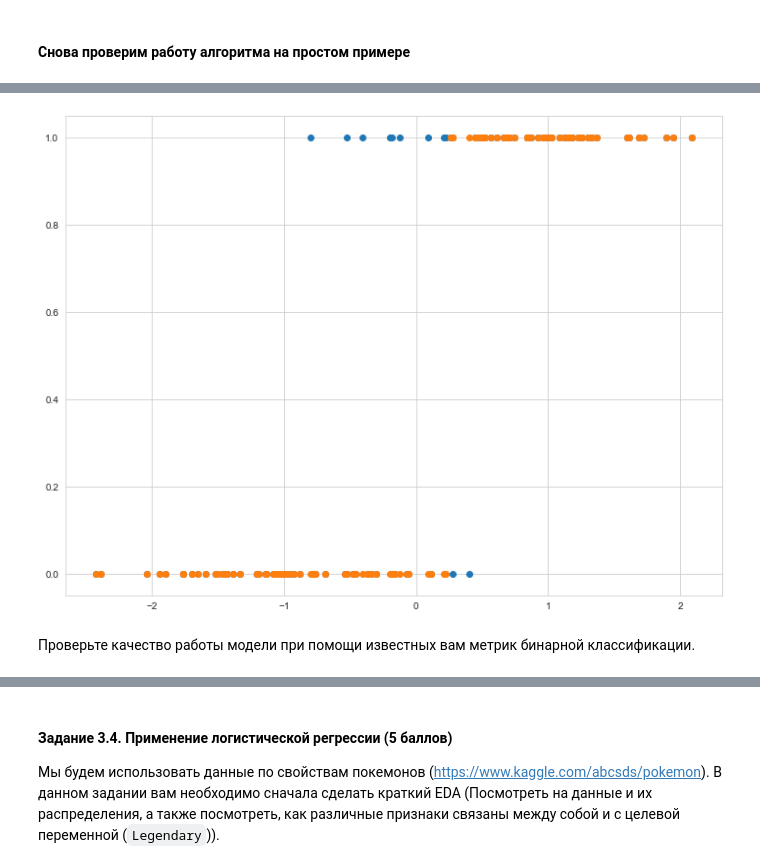
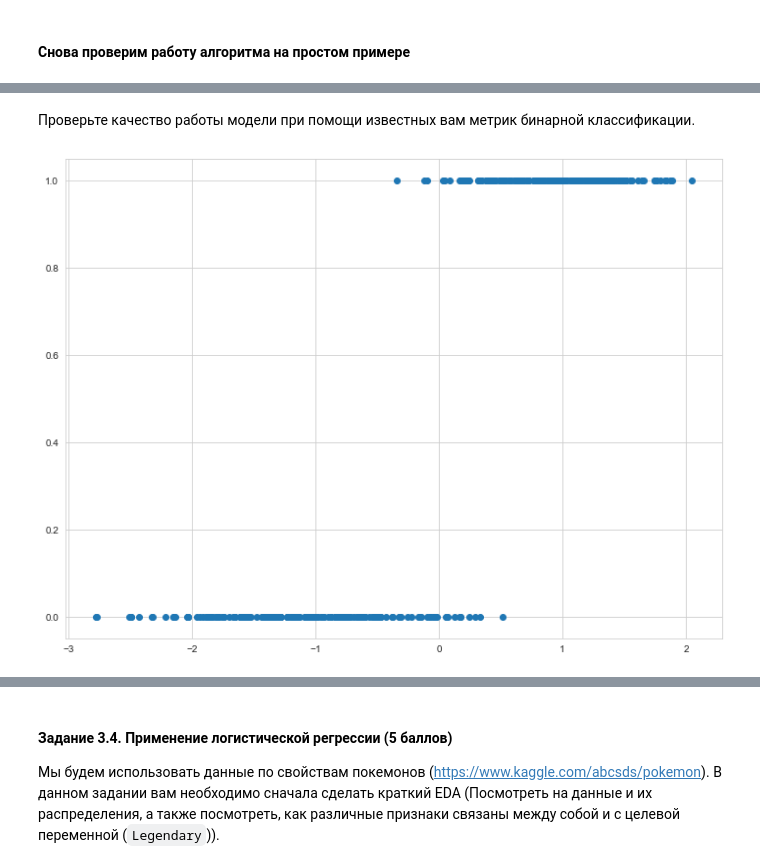
Before and after one commit to Tatiana-kik/BI_ML_2021, a Jupyter notebook: lesson_2_linmodels_GD/homework/Linear_models.ipynb, the cells around one changed output, grey strips where cells are left out. Saved outputs shown, nothing was run; the diff lists cells and outputs as text; code cells hidden in the pictures.

```diff
--- a/lesson_2_linmodels_GD/homework/Linear_models.ipynb
+++ b/lesson_2_linmodels_GD/homework/Linear_models.ipynb
@@ -672,11 +695,18 @@ plt.scatter(X, y);
 # %%
-custom_log_reg = CustomLogisticRegression()
-custom_log_reg.fit(X, y)
-y_pred = custom_log_reg.predict(X)
+# custom_log_reg = CustomLogisticRegression()
+# custom_log_reg.fit(X, y)
+# y_pred = custom_log_reg.predict(X)
 # %%
-plt.scatter(X, y)
-plt.scatter(X, y_pred);
+# plt.scatter(X, y)
+# plt.scatter(X, y_pred);
-# %% [output]
-[figure, removed]
 # %% [markdown]
 Проверьте качество работы модели при помощи известных вам метрик бинарной классификации.
+# %%
+custom_log_reg = CustomLogisticRegression()
+x_train, x_test, y_train, y_test = train_test_split(X, y)
+custom_log_reg.fit(x_train, y_train)
+y_pred = custom_log_reg.predict(x_test)
+
+plt.scatter(x_train, y_train);
+# %% [output]
+[figure, added]
```
Also changed, not shown: parts of 42 cells of this notebook.
